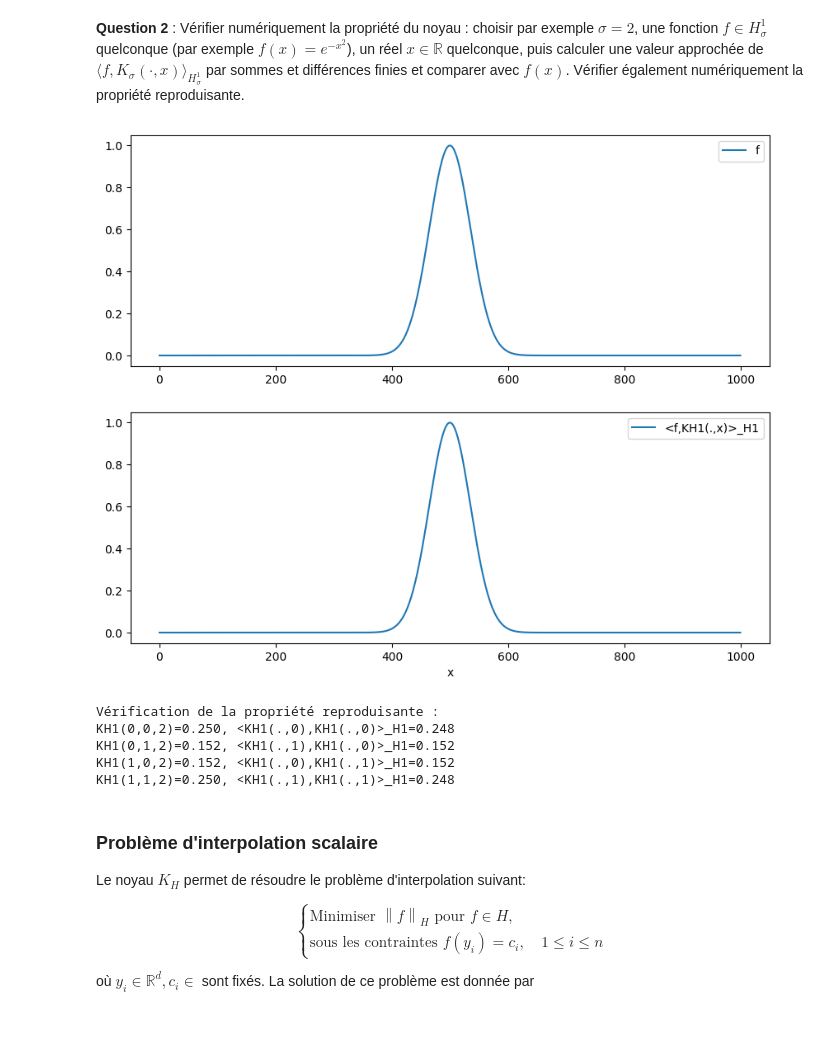
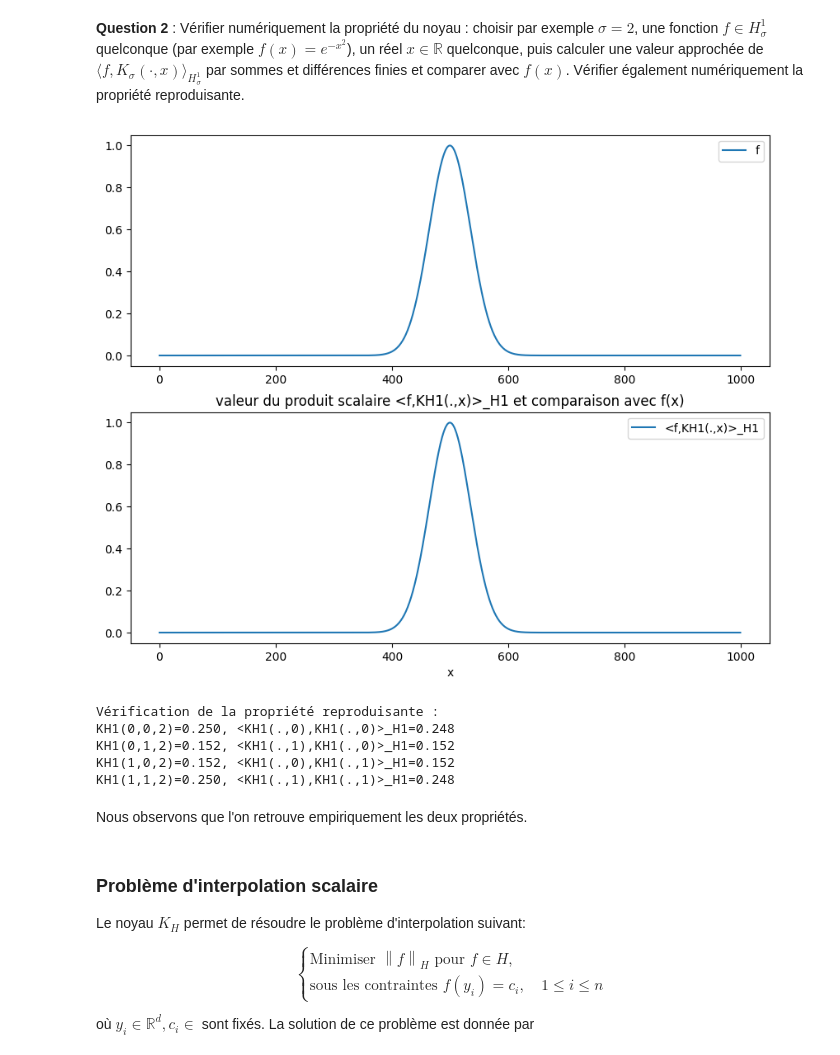
Before and after one commit to pbarbarant/gef24, a Jupyter notebook: TP1/TP1_GEF_session.ipynb, the cells around one changed output. Cells and saved outputs as stored; diff of their text form; code cells hidden in the pictures; blank space fills up the shorter version.

```diff
--- a/TP1/TP1_GEF_session.ipynb
+++ b/TP1/TP1_GEF_session.ipynb
@@ -87,39 +87,42 @@ from mpl_toolkits.mplot3d import Axes3D
 def KH1(x,y,sigma=1):
     return np.exp(-np.abs(x-y)/sigma) / (2 * sigma)
 
 # fonction pour définir le produit scalaire
 def H1ScalProd(f,g,sigma=1):
     # f et g sont deux fonctions python
     # doit renvoyer <f,g>_H1 calculé par sommes et différences finies
     grid = np.linspace(-10,10,1000)
     h = grid[1]-grid[0]
     integrand = f(grid) * g(grid) + sigma**2 * np.gradient(f(grid),h) * np.gradient(g(grid),h)
     return np.sum(integrand) * h
 
 # définition des paramètres et fonctions à tester
 sigma = 2
 f = lambda x: np.exp(-x**2)
 
 # test : valeur du produit scalaire <f,KH1(.,x)>_H1 et comparaison avec f(x)
 fig, ax = plt.subplots(2,1)
 ax[0].plot(f(np.linspace(-10,10,1000)), label="f")
 ax[0].legend()
 ax[1].plot([H1ScalProd(f=f,g=lambda y: KH1(y,x,sigma),sigma=sigma) for x in np.linspace(-10,10,1000)], label="<f,KH1(.,x)>_H1")
 ax[1].legend()
 ax[1].set_xlabel("x")
+plt.title("valeur du produit scalaire <f,KH1(.,x)>_H1 et comparaison avec f(x)")
 plt.show()
 
 # vérification de la propriété reproduisante : calcul de <KH1(.,y),KH1(.,x)>_H1 et comparaison avec KH1(x,y)
 print("Vérification de la propriété reproduisante :")
 for x, y in [(0,0), (0,1), (1,0), (1,1)]:
     print(f"KH1({x},{y},{sigma})={KH1(x,y,sigma):.3f}, <KH1(.,{y}),KH1(.,{x})>_H1={H1ScalProd(f=lambda u: KH1(u,x,sigma),g=lambda u: KH1(u,y,sigma),sigma=sigma):.3f}")
 # %% [output]
-[figure, old version]
+[figure, new version]
 Vérification de la propriété reproduisante :
 KH1(0,0,2)=0.250, <KH1(.,0),KH1(.,0)>_H1=0.248
 KH1(0,1,2)=0.152, <KH1(.,1),KH1(.,0)>_H1=0.152
 KH1(1,0,2)=0.152, <KH1(.,0),KH1(.,1)>_H1=0.152
 KH1(1,1,2)=0.250, <KH1(.,1),KH1(.,1)>_H1=0.248
+# %% [markdown]
+Nous observons que l'on retrouve empiriquement les deux propriétés.
 # %% [markdown]
 ### Problème d'interpolation scalaire
 
```
Also changed, not shown: parts of 12 cells of this notebook.
